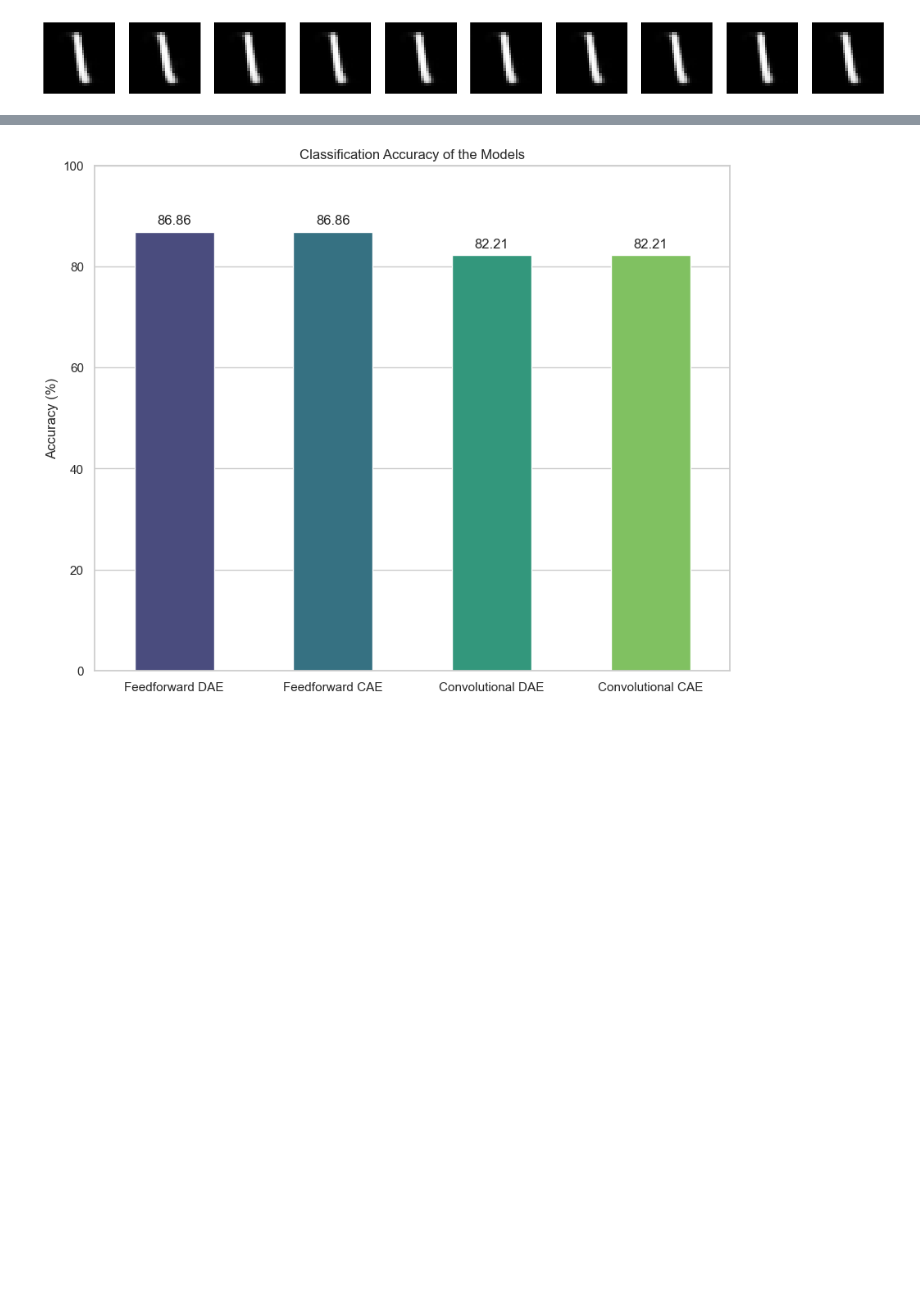
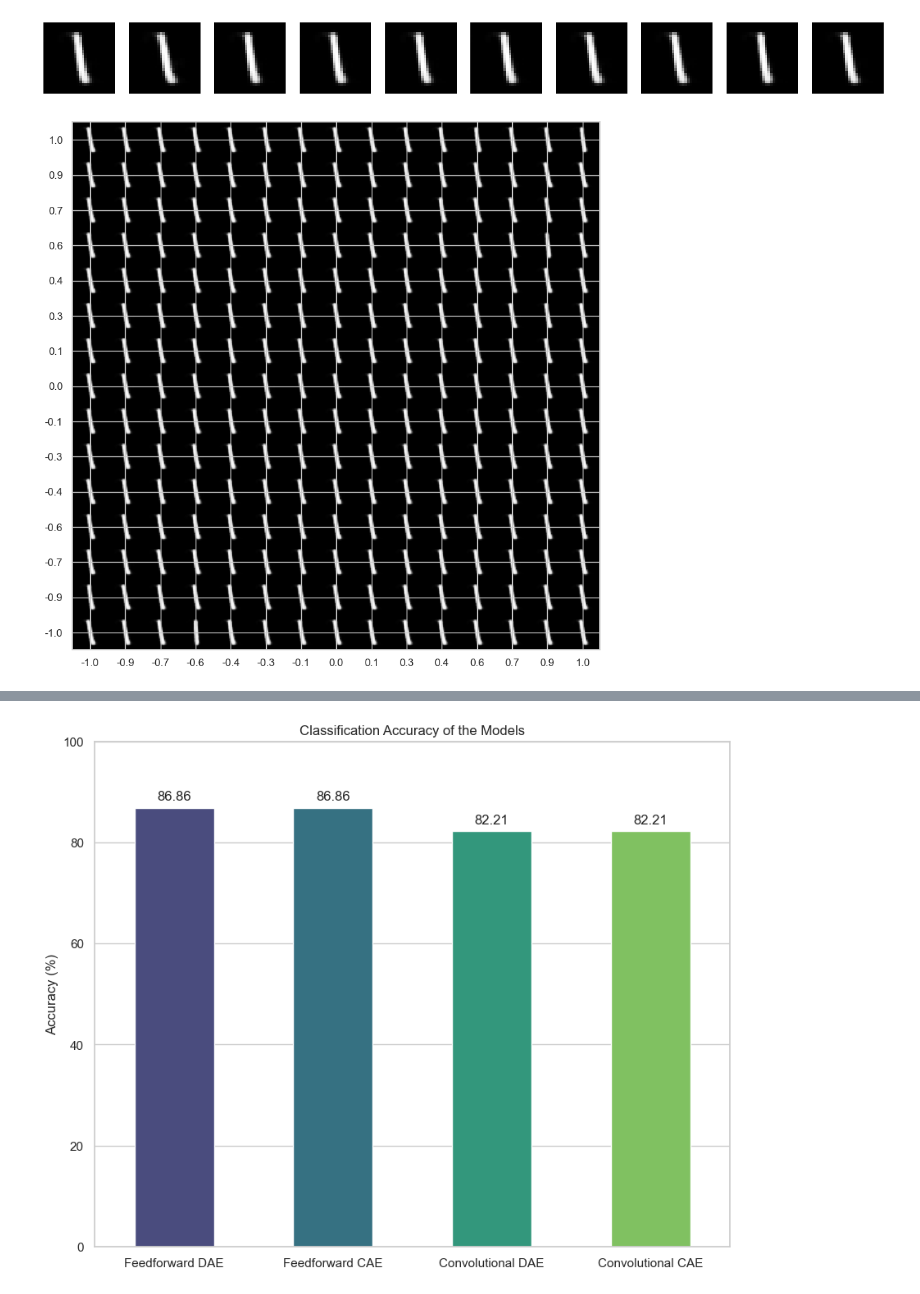
Before and after one commit to FabriDeCastelli/ISPR-23-24, a Jupyter notebook: assignment3/report.ipynb, the cells around one changed output, grey strips where cells are left out. Drawn from its saved outputs; the diff is of its cells as text; code cells hidden in the pictures; blank space fills up the shorter version.

```diff
--- a/assignment3/report.ipynb
+++ b/assignment3/report.ipynb
@@ -599,6 +619,10 @@ plot_images(zero_to_ten_reconstruction, title="Reconstructed images")
 conv_contractive_autoencoder.plot_generations(noise=noise_factor)
 # %% [output]
 [figure]
+# %%
+conv_contractive_autoencoder.plot_manifold(n=15, max_scale=1)
+# %% [output]
+[figure, added]
 # %% [markdown]
 ## An interesting curiosity
 
```
Also changed, not shown: parts of 17 cells of this notebook.
